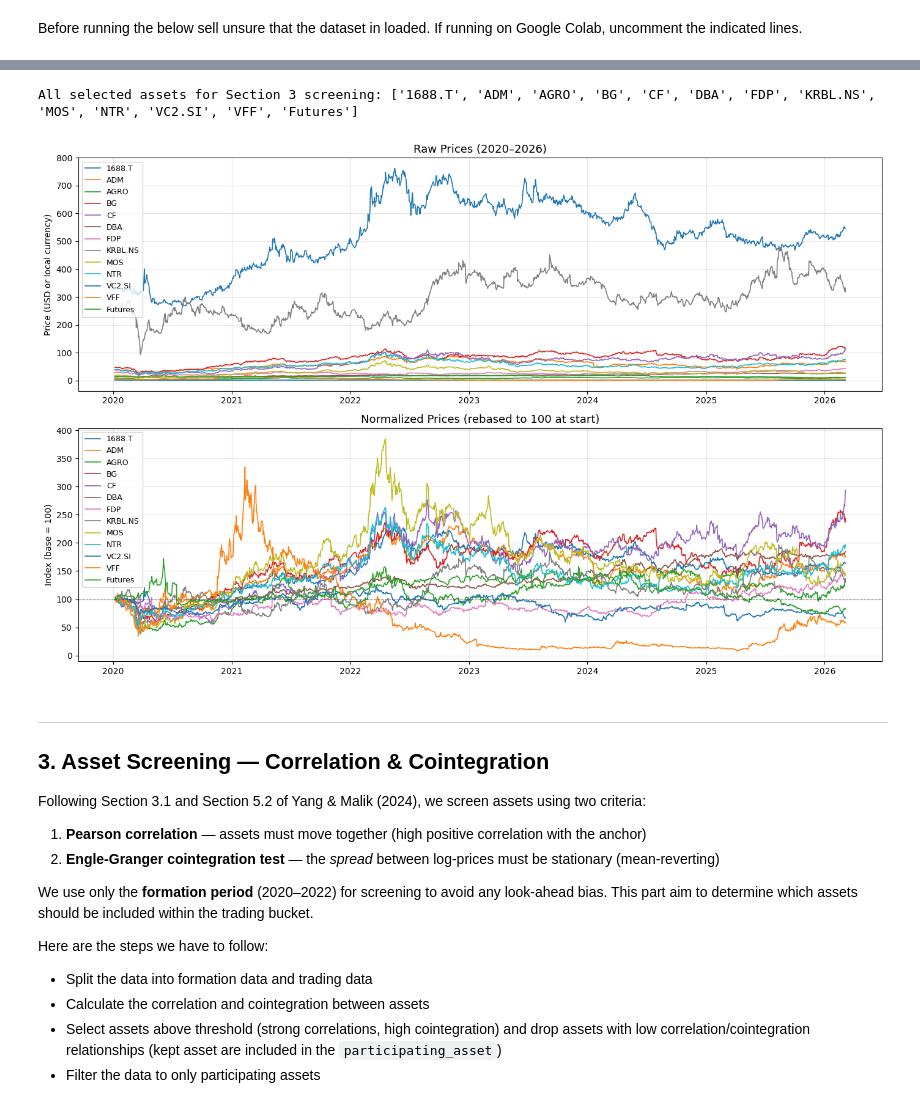
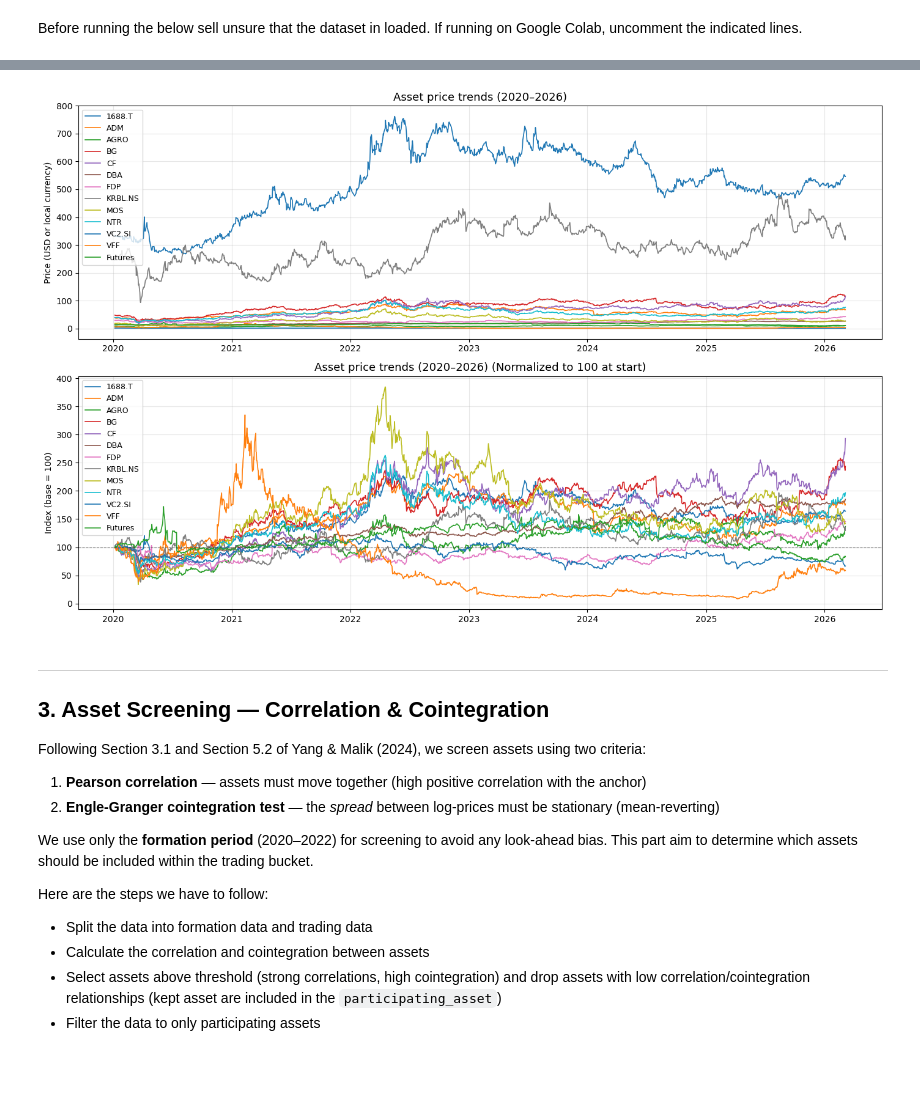
Before and after one commit to NatachaGsn/rice-trading-project, a Jupyter notebook: trading_game1_rice_v2.ipynb, the cells around one changed output, grey strips where cells are left out. Saved outputs shown, nothing was run; the diff lists cells and outputs as text; code cells hidden in the pictures; blank space fills up the shorter version.

```diff
--- a/trading_game1_rice_v2.ipynb
+++ b/trading_game1_rice_v2.ipynb
@@ -275,48 +167,35 @@ Assets retained for screening: ['1688.T', 'ADM', 'AGRO', 'BG', 'CF', 'DBA', 'FDP
-# %%
-# Step 3: Forward-fill remaining NaNs (align trading days across markets)
-# then drop any residual NaN rows
-df = df.ffill().dropna()
-
-# Make sure the anchor is still present
-assert ANCHOR in df.columns, f"ERROR: Anchor '{ANCHOR}' was dropped — lower MISSING_THRESHOLD."
-
-ALL_ASSETS = list(df.columns)   # full universe passed to screening
-
-print(f"All selected assets for Section 3 screening: {ALL_ASSETS}")
-# %% [output]
-All selected assets for Section 3 screening: ['1688.T', 'ADM', 'AGRO', 'BG', 'CF', 'DBA', 'FDP', 'KRBL.NS', 'MOS', 'NTR', 'VC2.SI', 'VFF', 'Futures']
-# %%
-# ==========================
-# PRICE VISUALIZATION
-# ==========================
-
-# Normalize all prices to 100 at the start of the period for comparison.
-
-df_norm = df / df.iloc[0] * 100
-
-fig, axes = plt.subplots(2, 1, figsize=(14, 9))
-
-# --- Plot 1: Raw prices ---
-for col in df.columns:
-    axes[0].plot(df.index, df[col], label=col, linewidth=1.2)
-axes[0].set_title('Raw Prices (2020–2026)', fontsize=13)
-axes[0].set_ylabel('Price (USD or local currency)')
-axes[0].legend(fontsize=9)
-axes[0].xaxis.set_major_formatter(mdates.DateFormatter('%Y'))
-
-# --- Plot 2: Normalized prices (rebased to 100) ---
-for col in df_norm.columns:
-    axes[1].plot(df_norm.index, df_norm[col], label=col, linewidth=1.2)
-axes[1].axhline(100, color='black', linestyle='--', linewidth=0.8, alpha=0.5)
-axes[1].set_title('Normalized Prices (rebased to 100 at start)', fontsize=13)
-axes[1].set_ylabel('Index (base = 100)')
-axes[1].legend(fontsize=9)
-axes[1].xaxis.set_major_formatter(mdates.DateFormatter('%Y'))
-
-plt.tight_layout()
-plt.show()
-# %% [output]
-[figure, removed]
+# %%
+def price_visualization(df: pd.DataFrame, title: str = "Asset price trends (2020–2026)") -> None:
+    # Normalize all prices to 100 at the start of the period for comparison.
+    first_valid = df.apply(lambda col: col[col.notna()].iloc[0])
+    df_norm = df / first_valid * 100
+
+    fig, axes = plt.subplots(2, 1, figsize=(14, 9))
+
+    # --- Plot 1: Raw prices ---
+    for col in df.columns:
+        axes[0].plot(df.index, df[col], label=col, linewidth=1.2)
+    axes[0].set_title(title, fontsize=13)
+    axes[0].set_ylabel('Price (USD or local currency)')
+    axes[0].legend(fontsize=9)
+    axes[0].xaxis.set_major_formatter(mdates.DateFormatter('%Y'))
+
+    # --- Plot 2: Normalized prices (rebased to 100) ---
+    for col in df_norm.columns:
+        axes[1].plot(df_norm.index, df_norm[col], label=col, linewidth=1.2)
+    title_norm = title + " (Normalized to 100 at start)"
+    axes[1].axhline(100, color='black', linestyle='--', linewidth=0.8, alpha=0.5)
+    axes[1].set_title(title_norm, fontsize=13)
+    axes[1].set_ylabel('Index (base = 100)')
+    axes[1].legend(fontsize=9)
+    axes[1].xaxis.set_major_formatter(mdates.DateFormatter('%Y'))
+
+    plt.tight_layout()
+    plt.show()
+
+price_visualization(df)
+# %% [output]
+[figure, added]
 # %% [markdown]
 ---
 ## 3. Asset Screening — Correlation & Cointegration
```
Also changed, not shown: parts of 13 cells of this notebook.
